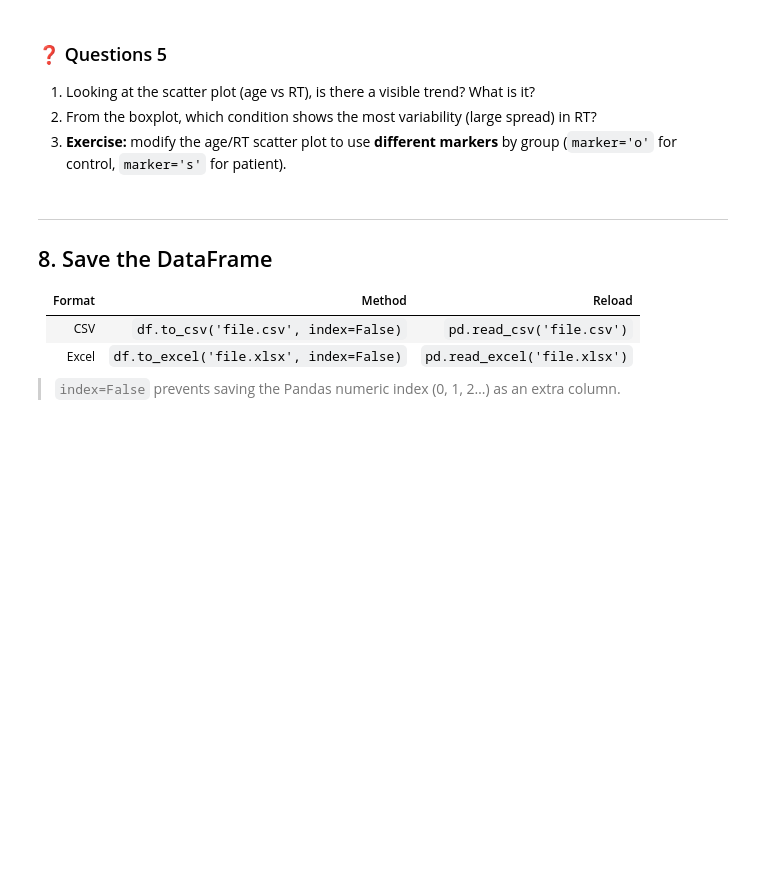
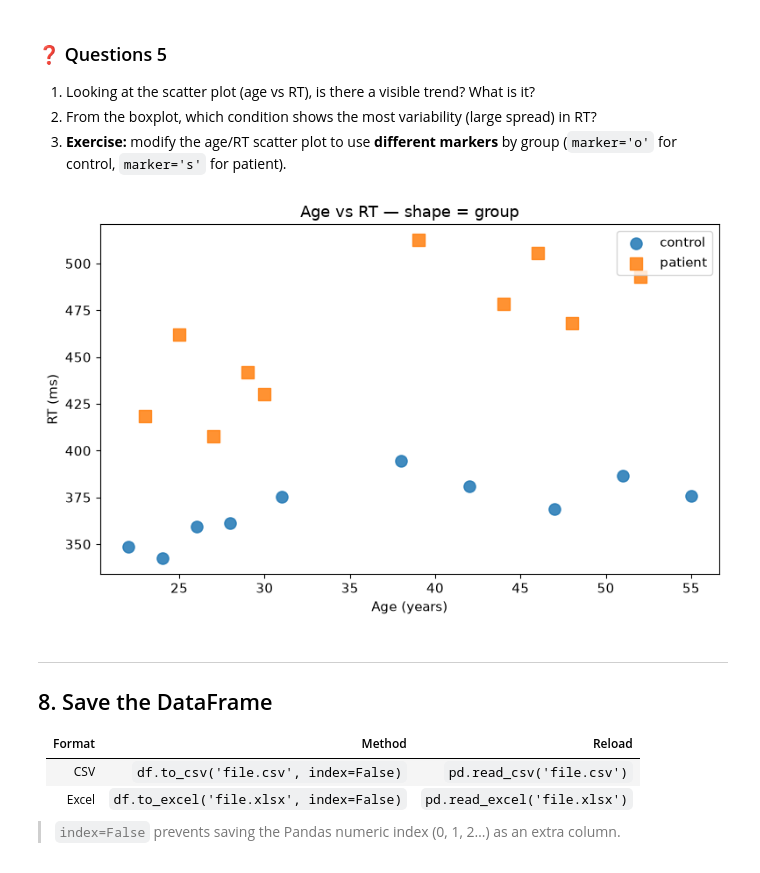
Before and after one commit to nicolascatz/M1_EEG_Project, a Jupyter notebook: scripts/TP_Pandas_DataFrame_student.ipynb, the cells around one changed output. Drawn from its saved outputs; the diff is of its cells as text; code cells hidden in the pictures; blank space fills up the shorter version.

```diff
--- a/scripts/TP_Pandas_DataFrame.ipynb
+++ b/scripts/TP_Pandas_DataFrame_student.ipynb
@@ -735,19 +469,8 @@ plt.show()
 2. From the boxplot, which condition shows the most variability (large spread) in RT?
 3. **Exercise:** modify the age/RT scatter plot to use **different markers** by group (`marker='o'` for control, `marker='s'` for patient).
 # %%
-# Exercise 6d: age vs RT with different markers per group
-# Your code here:
-fig, ax = plt.subplots(figsize=(8, 5))
-markers = {'control': 'o', 'patient': 's'}
-for grp_name, sub_df in df.groupby('group'):
-    ax.scatter(sub_df['age'], sub_df['reaction_time_ms'],
-               label=grp_name, marker=markers[grp_name], s=90, alpha=0.85)
-ax.set_xlabel('Age (years)')
-ax.set_ylabel('RT (ms)')
-ax.set_title('Age vs RT — shape = group')
-ax.legend()
-plt.tight_layout()
-plt.show()
+# %% [output]
+[figure, added]
 # %% [markdown]
 ---
 ## 8. Save the DataFrame
```
Also changed, not shown: parts of 37 cells of this notebook, 1 other file.
